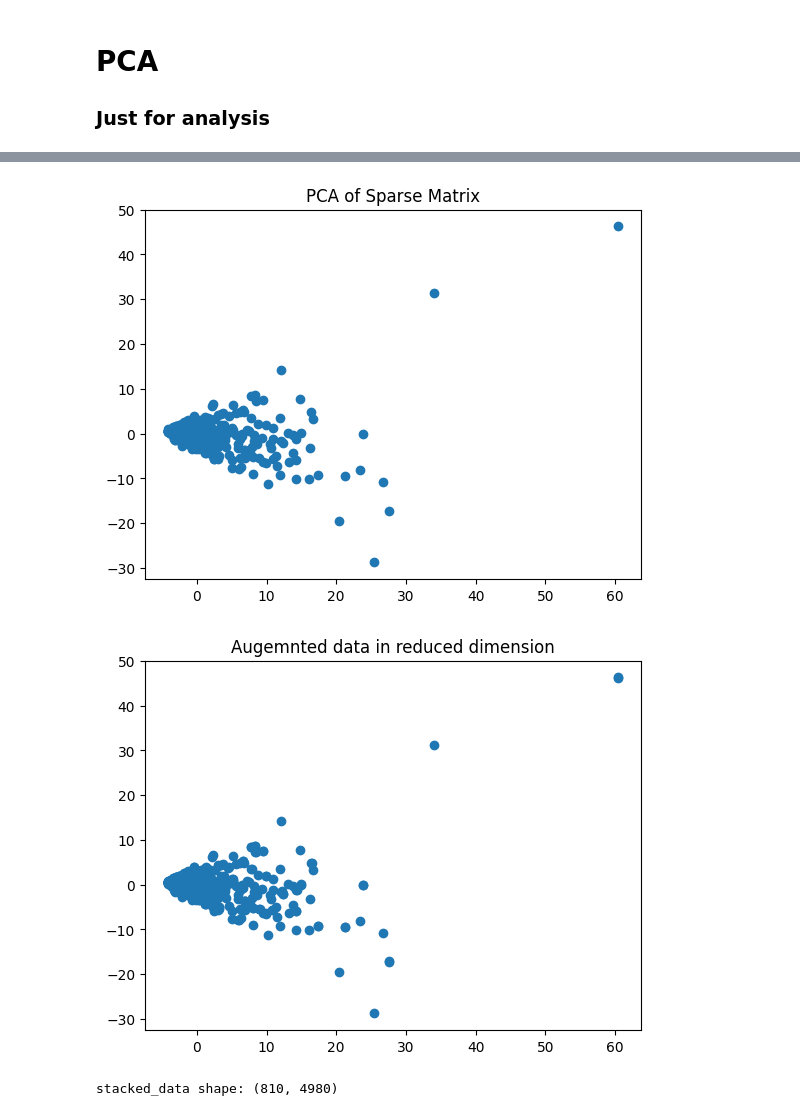
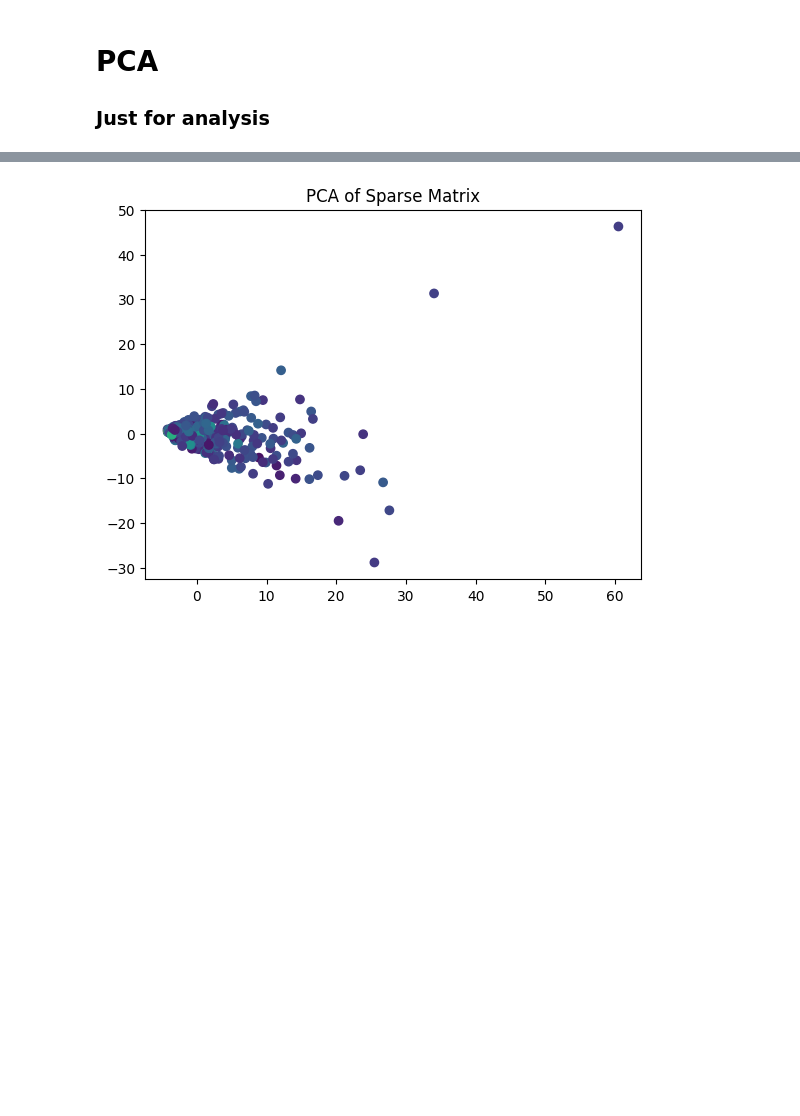
Before and after one commit to rs-benatti/collaborative_filter, a Jupyter notebook: data_visualization.ipynb, the cells around one changed output, grey strips where cells are left out. Drawn from its saved outputs; the diff is of its cells as text; code cells hidden in the pictures; blank space fills up the shorter version.

```diff
--- a/data_visualization.ipynb
+++ b/data_visualization.ipynb
@@ -402,46 +406,21 @@ print(rmse_per_user)
 # %%
 # Generate a random sparse matrix
 X = non_normalized_train_data = np.load('./dataset/ratings_train.npy')
 X[np.isnan(X)] = 0
 
 n_samples = X.shape[0]
 n_features = X.shape[1]
 
 # Perform PCA
 n_components = 2  # Number of components to retain
 pca = PCA(n_components=n_components)
 X_r = pca.fit_transform(X)
 
 # Plot the results
 fig = plt.figure()
-plt.scatter(X_r[:, 0], X_r[:, 1])
+plt.scatter(X_r[:, 0], X_r[:, 1], c=rmse_per_user)
 plt.title('PCA of Sparse Matrix')
 plt.show()
-
-
-
-# Randomly select 100 samples from the original data
-num_samples_to_select = 200
-random_indices = np.random.choice(X_r.shape[0], num_samples_to_select, replace=False)
-selected_samples = X_r[random_indices]
-
-# Add noise to lower-dimensional data
-noise_std = 0.1
-noise = np.random.normal(0, noise_std, selected_samples.shape)
-noisy_data = selected_samples + noise
-
-stacked_data = np.vstack((X_r, noisy_data))
-
-# Remap to a higher dimension
-remapped_data = np.dot(stacked_data, pca.components_)
-# Plot the results
-fig = plt.figure()
-plt.scatter(stacked_data[:, 0], stacked_data[:, 1])
-plt.title('Augemnted data in reduced dimension')
-plt.show()
-print(f"stacked_data shape: {remapped_data.shape}")
 # %% [output]
-[figure, old version]
+[figure, new version]
-[figure, removed]
-stacked_data shape: (810, 4980)
 # %%
```
Also changed, not shown: parts of 6 cells of this notebook, 1 other file.
